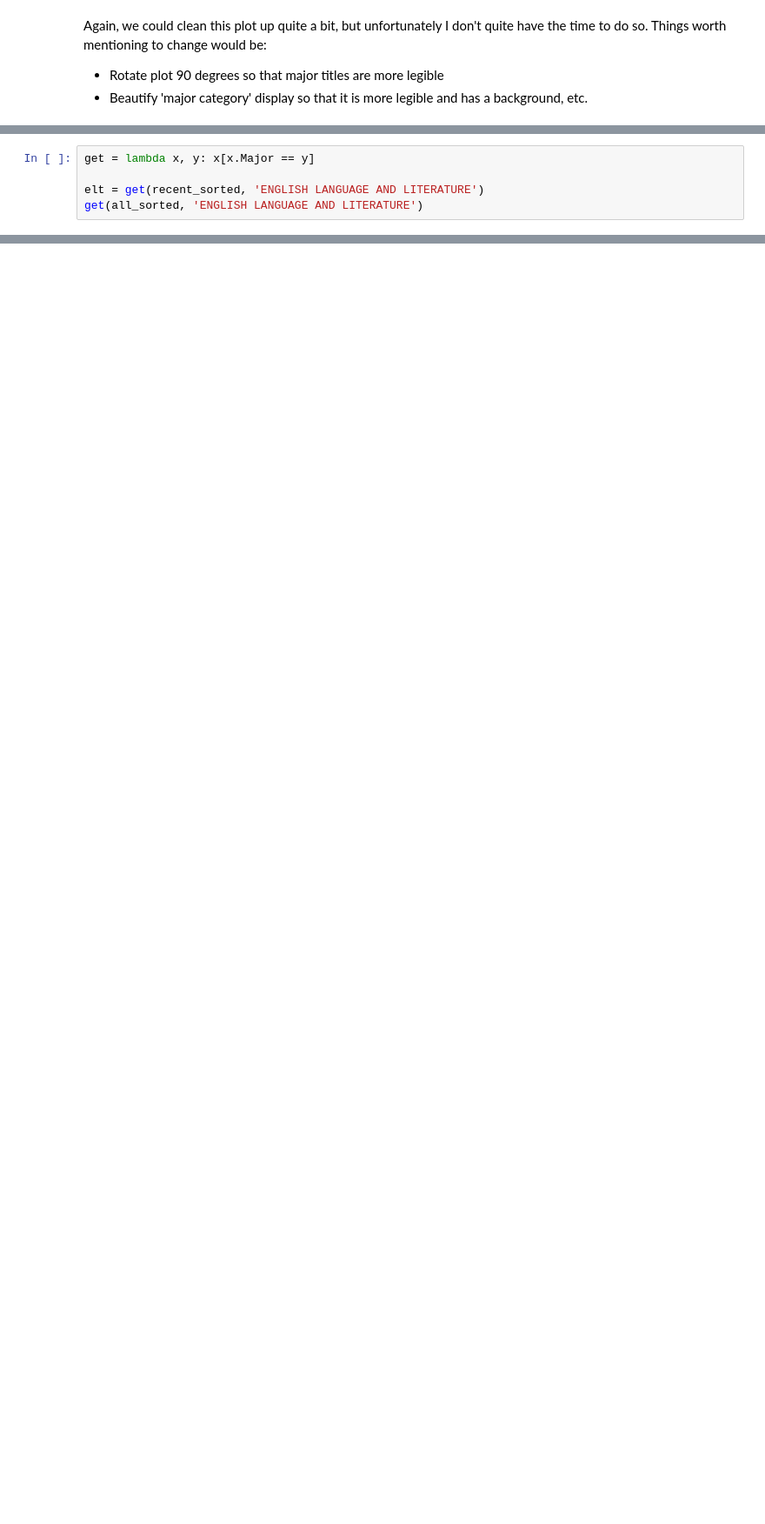
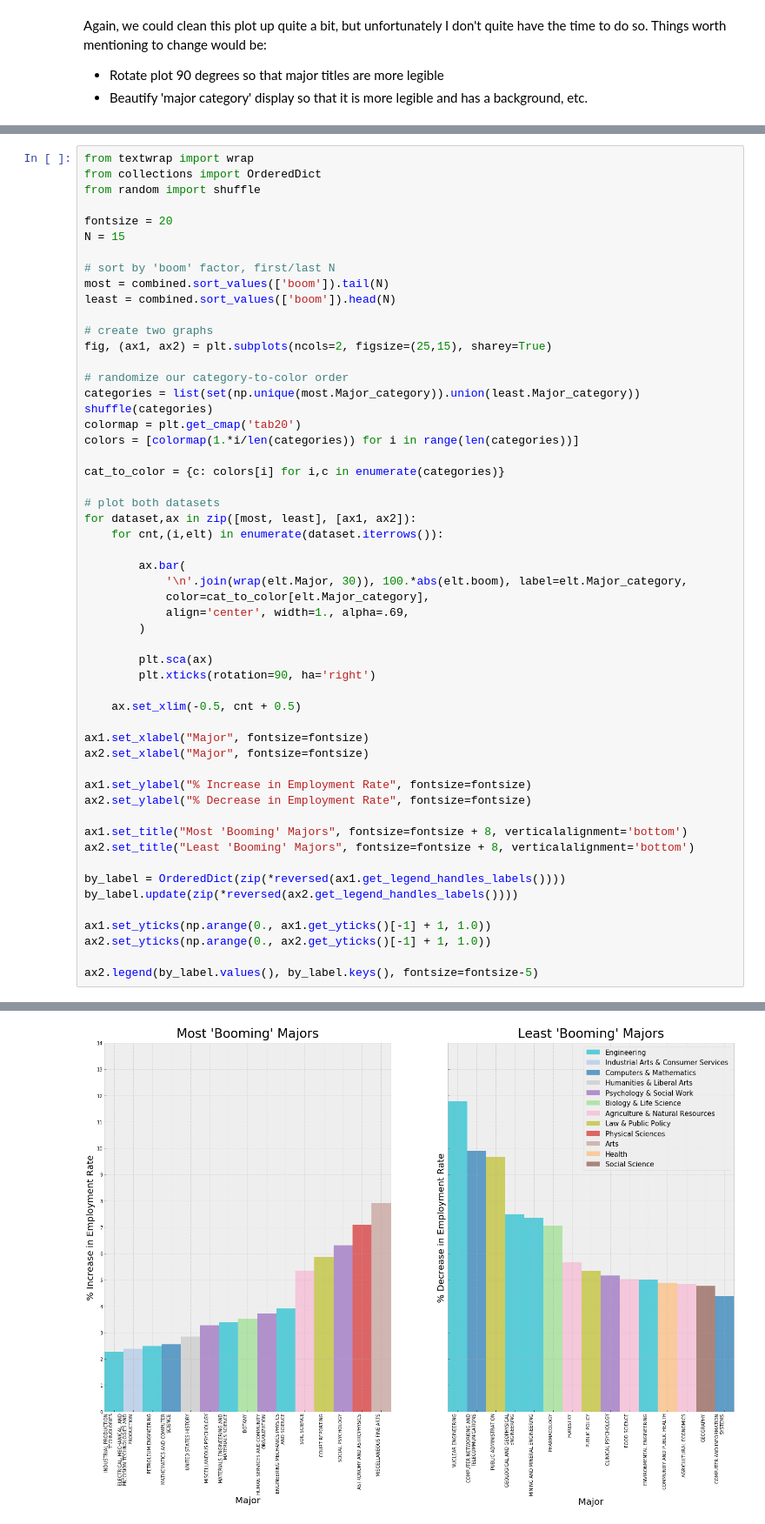
Before and after one commit to luclepot/recent_grad_analysis, a Jupyter notebook: analysis.ipynb, the cells around one changed output, grey strips where cells are left out. Shown at 87% size. Drawn from its saved outputs; the diff is of its cells as text; blank space fills up the shorter version.

```diff
--- a/analysis.ipynb
+++ b/analysis.ipynb
@@ -360,5 +357,0 @@ Lastly, we can also check out the 'most' booming majors, using the same mechanis
-# %%
-get = lambda x, y: x[x.Major == y]
-
-elt = get(recent_sorted, 'ENGLISH LANGUAGE AND LITERATURE')
-get(all_sorted, 'ENGLISH LANGUAGE AND LITERATURE')
@@ -376,0 +360,55 @@ combined[np.isnan(combined.boom)]
+# %%
+from textwrap import wrap
+from collections import OrderedDict
+from random import shuffle
+
+fontsize = 20
+N = 15
+
+# sort by 'boom' factor, first/last N
+most = combined.sort_values(['boom']).tail(N)
+least = combined.sort_values(['boom']).head(N)
+
+# create two graphs
+fig, (ax1, ax2) = plt.subplots(ncols=2, figsize=(25,15), sharey=True)
+
+# randomize our category-to-color order
+categories = list(set(np.unique(most.Major_category)).union(least.Major_category))
+shuffle(categories)
+colormap = plt.get_cmap('tab20')
+colors = [colormap(1.*i/len(categories)) for i in range(len(categories))]
+
+cat_to_color = {c: colors[i] for i,c in enumerate(categories)}
+
+# plot both datasets
+for dataset,ax in zip([most, least], [ax1, ax2]):
+    for cnt,(i,elt) in enumerate(dataset.iterrows()):
+
+        ax.bar(
+            '\n'.join(wrap(elt.Major, 30)), 100.*abs(elt.boom), label=elt.Major_category,
+            color=cat_to_color[elt.Major_category],
+            align='center', width=1., alpha=.69,
+        )
+
+        plt.sca(ax)
+        plt.xticks(rotation=90, ha='right')
+
+    ax.set_xlim(-0.5, cnt + 0.5)
+
+ax1.set_xlabel("Major", fontsize=fontsize)
+ax2.set_xlabel("Major", fontsize=fontsize)
+
+ax1.set_ylabel("% Increase in Employment Rate", fontsize=fontsize)
+ax2.set_ylabel("% Decrease in Employment Rate", fontsize=fontsize)
+
+ax1.set_title("Most 'Booming' Majors", fontsize=fontsize + 8, verticalalignment='bottom')
+ax2.set_title("Least 'Booming' Majors", fontsize=fontsize + 8, verticalalignment='bottom')
+
+by_label = OrderedDict(zip(*reversed(ax1.get_legend_handles_labels())))
+by_label.update(zip(*reversed(ax2.get_legend_handles_labels())))
+
+ax1.set_yticks(np.arange(0., ax1.get_yticks()[-1] + 1, 1.0))
+ax2.set_yticks(np.arange(0., ax2.get_yticks()[-1] + 1, 1.0))
+
+ax2.legend(by_label.values(), by_label.keys(), fontsize=fontsize-5)
+# %% [output]
@@ -376,0 +416 @@ combined[np.isnan(combined.boom)]
+[figure, added]
```
Also changed, not shown: parts of 15 cells of this notebook, 3 other files.
